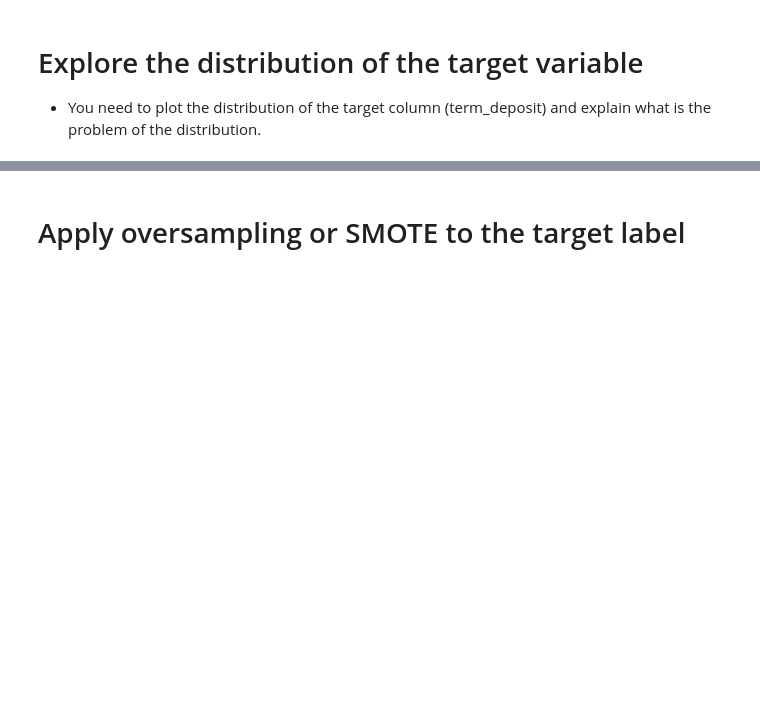
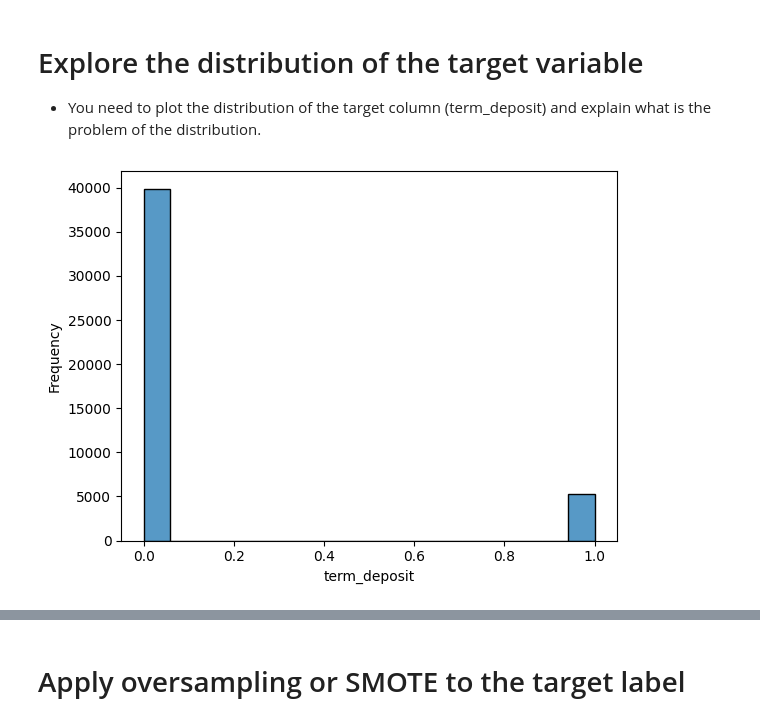
Before and after one commit to Tuwaiq-Data-Science-Bootcamp-V5/Preprocessing_Lab1, a Jupyter notebook: Preprocessing.ipynb, the cells around one changed output, grey strips where cells are left out. Drawn from its saved outputs; the diff is of its cells as text; code cells hidden in the pictures; blank space fills up the shorter version.

```diff
--- a/Preprocessing.ipynb
+++ b/Preprocessing.ipynb
@@ -3,2 +13,5 @@
 # %% [markdown]
 # Load and preview the data
+# %%
+df=pd.read_pickle("users_data_final.pickle")
+df
@@ -10,3 +61,9 @@
 # Explore the distribution of the target variable
 
 - You need to plot the distribution of the target column (term_deposit) and explain what is the problem of the distribution.
+# %%
+sns.histplot(data=df, x="term_deposit" )
+plt.ylabel("Frequency")
+plt.show()
+# %% [output]
+[figure, added]
```
Also changed, not shown: parts of 11 cells of this notebook.
